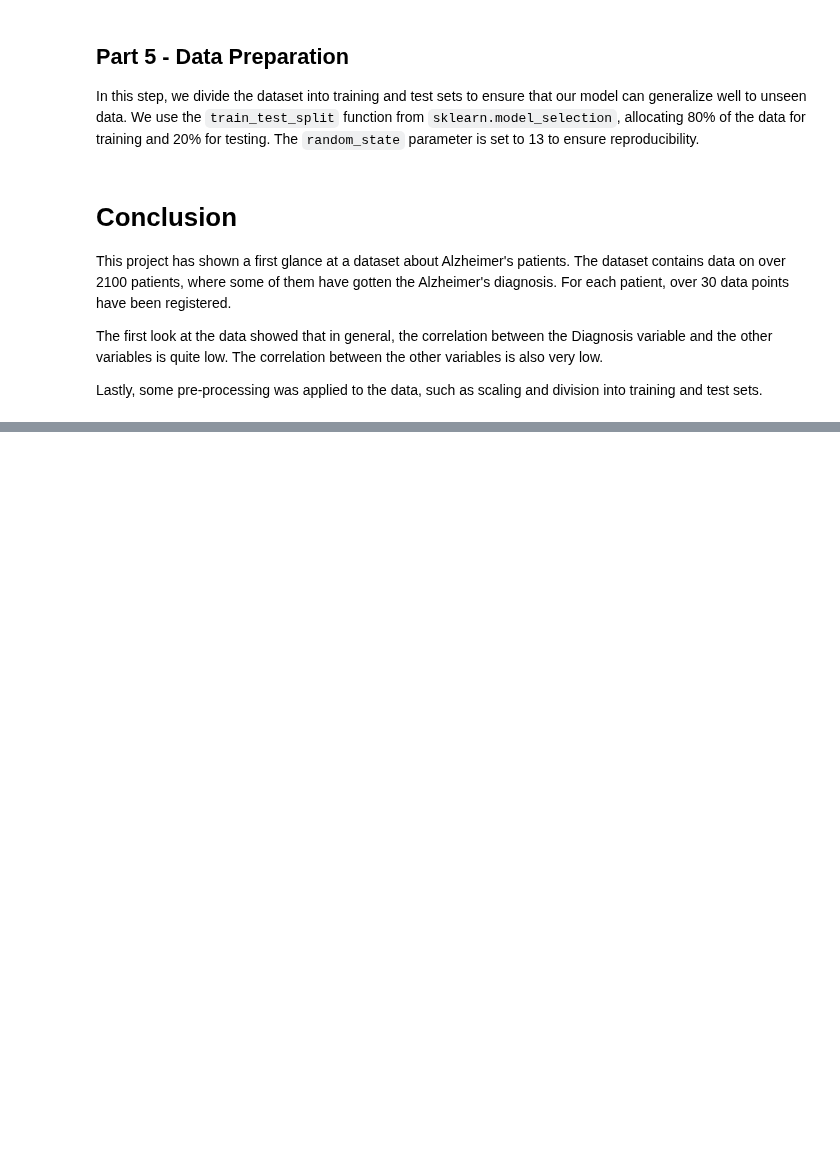
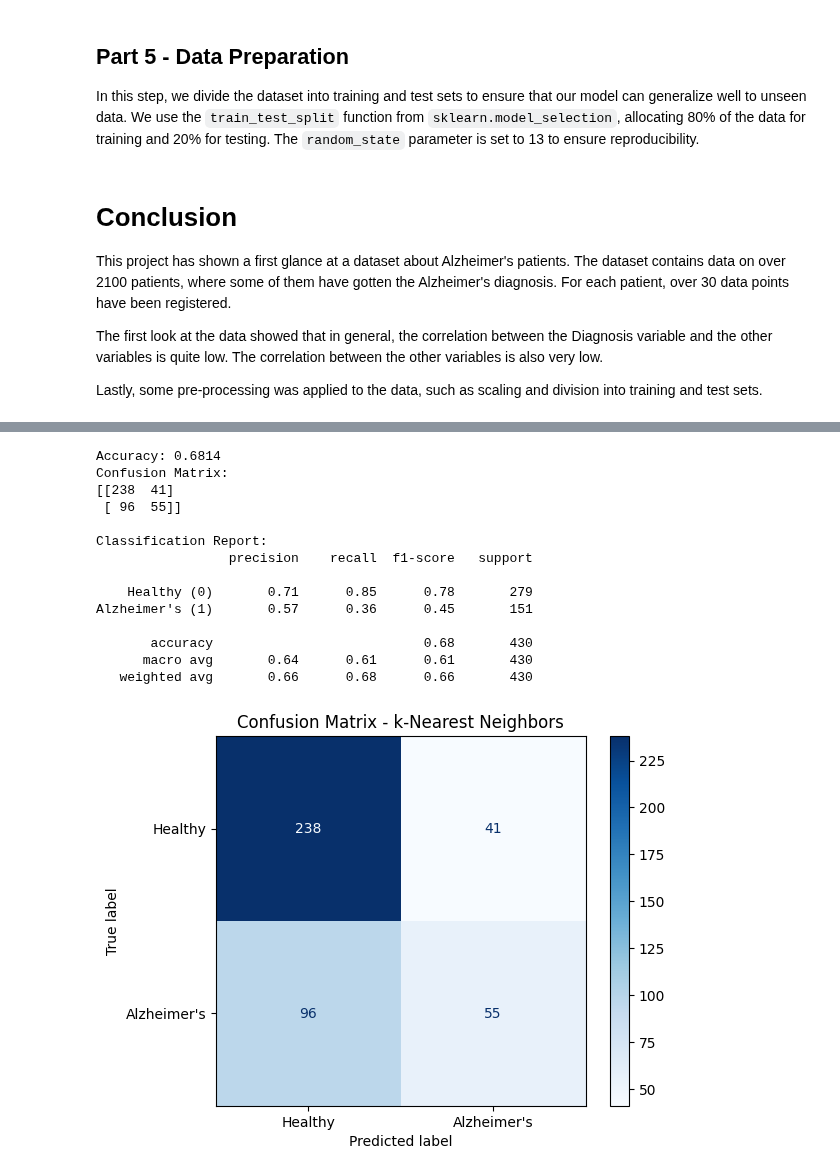
Before and after one commit to treite/classificationGroupwork, a Jupyter notebook: groupProject.ipynb, the cells around one changed output, grey strips where cells are left out. Cells and saved outputs as stored; diff of their text form; code cells hidden in the pictures; blank space fills up the shorter version.

```diff
--- a/groupProject.ipynb
+++ b/groupProject.ipynb
@@ -297,0 +449,32 @@ Lastly, some pre-processing was applied to the data, such as scaling and divisio
+# %%
+from sklearn.neighbors import KNeighborsClassifier
+
+knn = KNeighborsClassifier(n_neighbors=5)  # Du kan justere n_neighbors
+knn.fit(X_train, y_train)
+y_pred_knn = knn.predict(X_test)
+
+print(f"Accuracy: {accuracy_score(y_test, y_pred_knn):.4f}")
+print("Confusion Matrix:")
+print(confusion_matrix(y_test, y_pred_knn))
+print("\nClassification Report:")
+print(classification_report(y_test, y_pred_knn, target_names=["Healthy (0)", "Alzheimer's (1)"]))
+
+ConfusionMatrixDisplay.from_estimator(knn, X_test, y_test, display_labels=["Healthy", "Alzheimer's"], cmap=plt.cm.Blues)
+plt.title("Confusion Matrix - k-Nearest Neighbors")
+plt.show()
+# %% [output]
+Accuracy: 0.6814
+Confusion Matrix:
+[[238  41]
+ [ 96  55]]
+
+Classification Report:
+                 precision    recall  f1-score   support
+
+    Healthy (0)       0.71      0.85      0.78       279
+Alzheimer's (1)       0.57      0.36      0.45       151
+
+       accuracy                           0.68       430
+      macro avg       0.64      0.61      0.61       430
+   weighted avg       0.66      0.68      0.66       430
+[figure, added]
```
Also changed, not shown: parts of 15 cells of this notebook.
